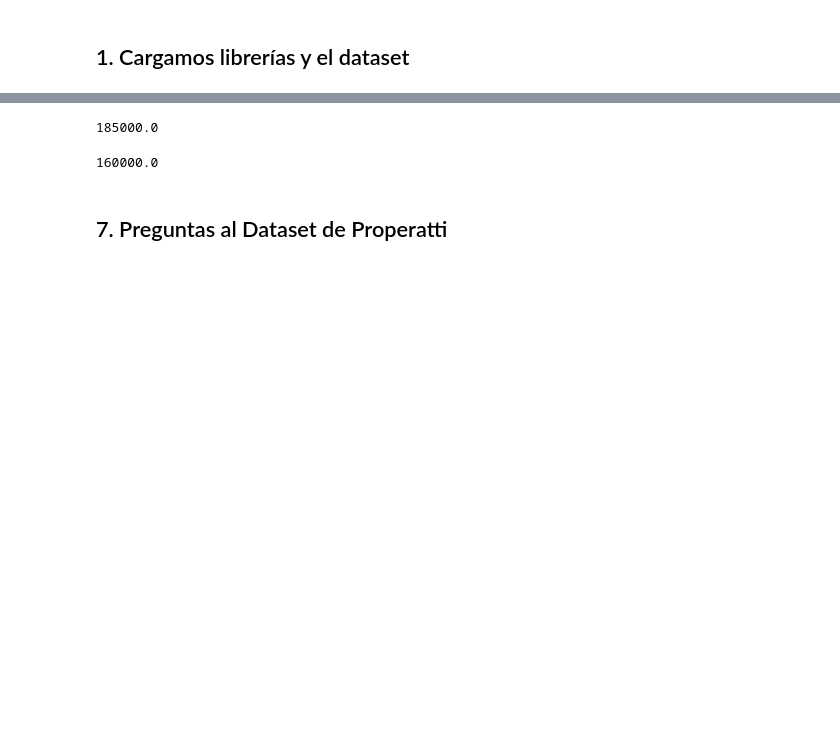
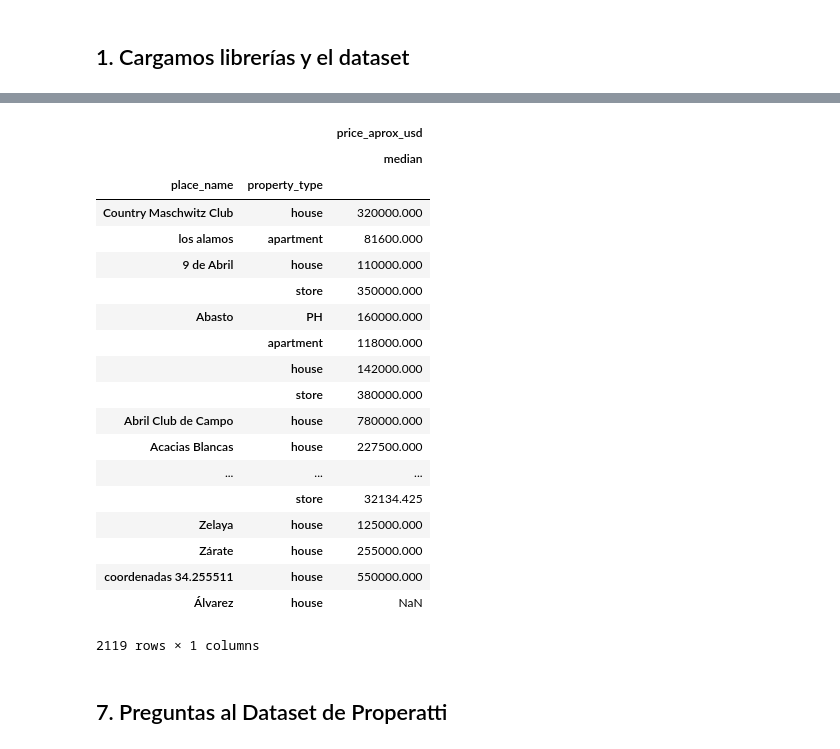
Before and after one commit to pythience/Desafio1, a Jupyter notebook: Preguntas al dataset de Properati.ipynb, the cells around one changed output, grey strips where cells are left out. Saved outputs shown, nothing was run; the diff lists cells and outputs as text; code cells hidden in the pictures; blank space fills up the shorter version.

```diff
--- a/Preguntas al dataset de Properati.ipynb
+++ b/Preguntas al dataset de Properati.ipynb
@@ -31,5 +22,0 @@ df2.loc[:,"price"].median()
-# %%
-#### Reemplazamos por la mediana####
-propiedades.loc[(propiedades['place_name'] == "PH", )]
-propiedades['price_aprox_usd'] = propiedades['price_aprox_usd'].replace(np.nan, '160000')
-#print(propiedades.loc[propiedades['price_aprox_usd'] == '160000'])
@@ -41,19 +23,25 @@ df2.loc[:,"price_aprox_usd"].median()
-# %%
-propiedades.loc[(propiedades['place_name'] == "apartment", )]
-propiedades['price_aprox_usd'] = propiedades['price_aprox_usd'].replace(np.nan, '160000')
-# %%
-df2= propiedades.loc[(propiedades['property_type'] == "house", )]
-df2.loc[:,"price_aprox_usd"].median()
-# %% [output]
-185000.0
-# %%
-propiedades.loc[(propiedades['place_name'] == "house", )]
-propiedades['price_aprox_usd'] = propiedades['price_aprox_usd'].replace(np.nan, '350000')
-# %%
-df2= propiedades.loc[(propiedades['property_type'] == "store", )]
-df2.loc[:,"price_aprox_usd"].median()
-# %% [output]
-160000.0
-# %%
-propiedades.loc[(propiedades['place_name'] == "store", )]
-propiedades['price_aprox_usd'] = propiedades['price_aprox_usd'].replace(np.nan, '240000')
+# %%
+# Revisamos las medianas por barrio y tipo de propiedad
+propiedades2 = propiedades[['place_name', 'property_type','price_aprox_usd']].groupby(['place_name', 'property_type']).aggregate([np.median])
+propiedades2
+# %% [output]
+|  |  | price_aprox_usd |
+|  |  | median |
+| place_name | property_type |  |
+| Country Maschwitz Club | house | 320000.000 |
+| los alamos | apartment | 81600.000 |
+| 9 de Abril | house | 110000.000 |
+|  | store | 350000.000 |
+| Abasto | PH | 160000.000 |
+|  | apartment | 118000.000 |
+|  | house | 142000.000 |
+|  | store | 380000.000 |
+| Abril Club de Campo | house | 780000.000 |
+| Acacias Blancas | house | 227500.000 |
+| ... | ... | ... |
+|  | store | 32134.425 |
+| Zelaya | house | 125000.000 |
+| Zárate | house | 255000.000 |
+| coordenadas 34.255511 | house | 550000.000 |
+| Álvarez | house | NaN |
+2119 rows × 1 columns
```
Also changed, not shown: parts of 9 cells of this notebook.
